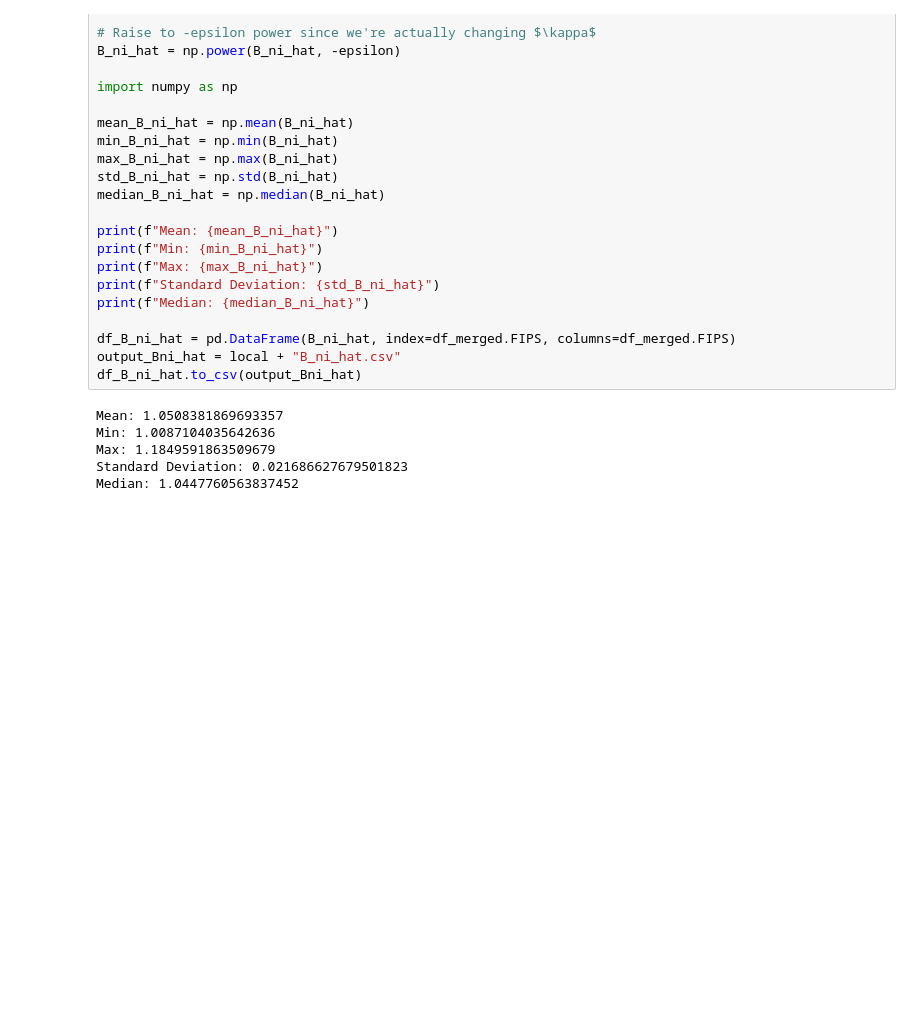
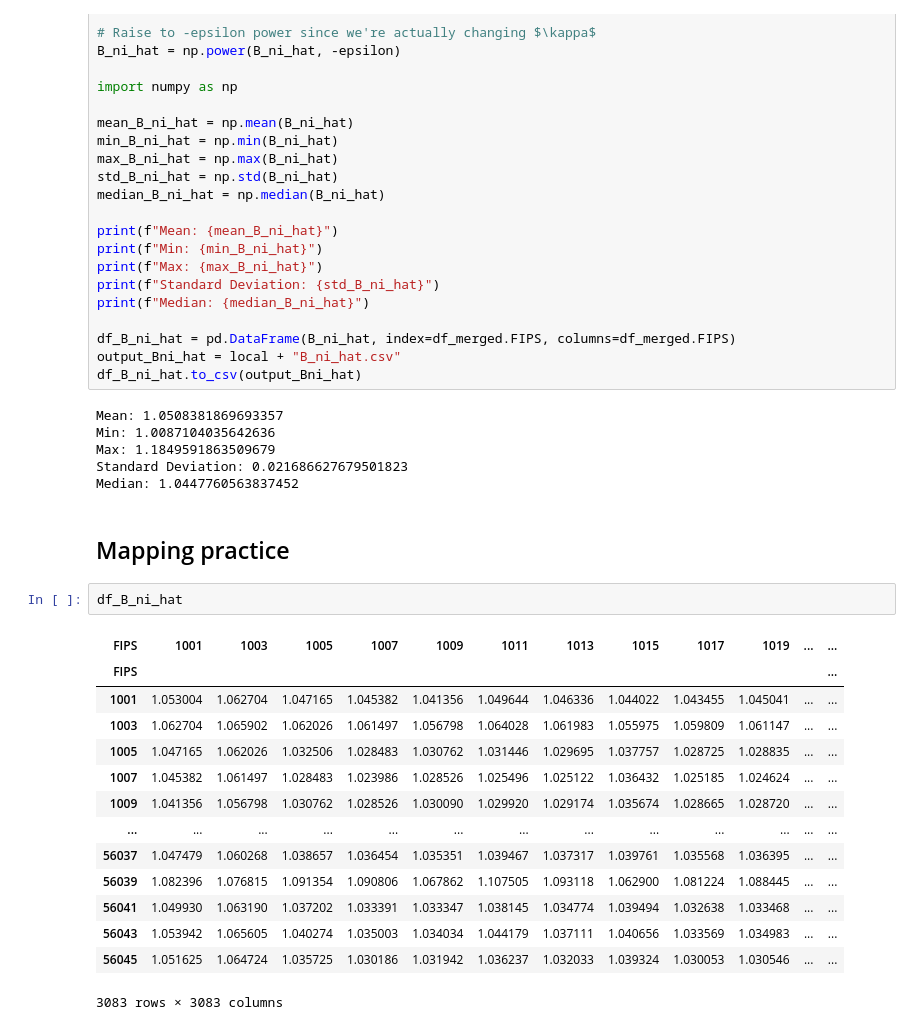
Before and after one commit to jeffreyohlecon/Spatial, a Jupyter notebook: code/SolvingA_ipython.ipynb, the cells around one changed output. Cells and saved outputs as stored; diff of their text form; blank space fills up the shorter version.

```diff
--- a/code/SolvingA_ipython.ipynb
+++ b/code/SolvingA_ipython.ipynb
@@ -781,3 +781,22 @@ Min: 1.0087104035642636
 Max: 1.1849591863509679
 Standard Deviation: 0.021686627679501823
 Median: 1.0447760563837452
+# %% [markdown]
+## Mapping practice
+# %%
+df_B_ni_hat
+# %% [output]
+| FIPS | 1001 | 1003 | 1005 | 1007 | 1009 | 1011 | 1013 | 1015 | 1017 | 1019 | ... | ... |
+| FIPS |  |  |  |  |  |  |  |  |  |  |  | ... |
+| 1001 | 1.053004 | 1.062704 | 1.047165 | 1.045382 | 1.041356 | 1.049644 | 1.046336 | 1.044022 | 1.043455 | 1.045041 | ... | ... |
+| 1003 | 1.062704 | 1.065902 | 1.062026 | 1.061497 | 1.056798 | 1.064028 | 1.061983 | 1.055975 | 1.059809 | 1.061147 | ... | ... |
+| 1005 | 1.047165 | 1.062026 | 1.032506 | 1.028483 | 1.030762 | 1.031446 | 1.029695 | 1.037757 | 1.028725 | 1.028835 | ... | ... |
+| 1007 | 1.045382 | 1.061497 | 1.028483 | 1.023986 | 1.028526 | 1.025496 | 1.025122 | 1.036432 | 1.025185 | 1.024624 | ... | ... |
+| 1009 | 1.041356 | 1.056798 | 1.030762 | 1.028526 | 1.030090 | 1.029920 | 1.029174 | 1.035674 | 1.028665 | 1.028720 | ... | ... |
+| ... | ... | ... | ... | ... | ... | ... | ... | ... | ... | ... | ... | ... |
+| 56037 | 1.047479 | 1.060268 | 1.038657 | 1.036454 | 1.035351 | 1.039467 | 1.037317 | 1.039761 | 1.035568 | 1.036395 | ... | ... |
+| 56039 | 1.082396 | 1.076815 | 1.091354 | 1.090806 | 1.067862 | 1.107505 | 1.093118 | 1.062900 | 1.081224 | 1.088445 | ... | ... |
+| 56041 | 1.049930 | 1.063190 | 1.037202 | 1.033391 | 1.033347 | 1.038145 | 1.034774 | 1.039494 | 1.032638 | 1.033468 | ... | ... |
+| 56043 | 1.053942 | 1.065605 | 1.040274 | 1.035003 | 1.034034 | 1.044179 | 1.037111 | 1.040656 | 1.033569 | 1.034983 | ... | ... |
+| 56045 | 1.051625 | 1.064724 | 1.035725 | 1.030186 | 1.031942 | 1.036237 | 1.032033 | 1.039324 | 1.030053 | 1.030546 | ... | ... |
+3083 rows × 3083 columns
```
Also changed, not shown: parts of 7 cells of this notebook, 14 other files.
